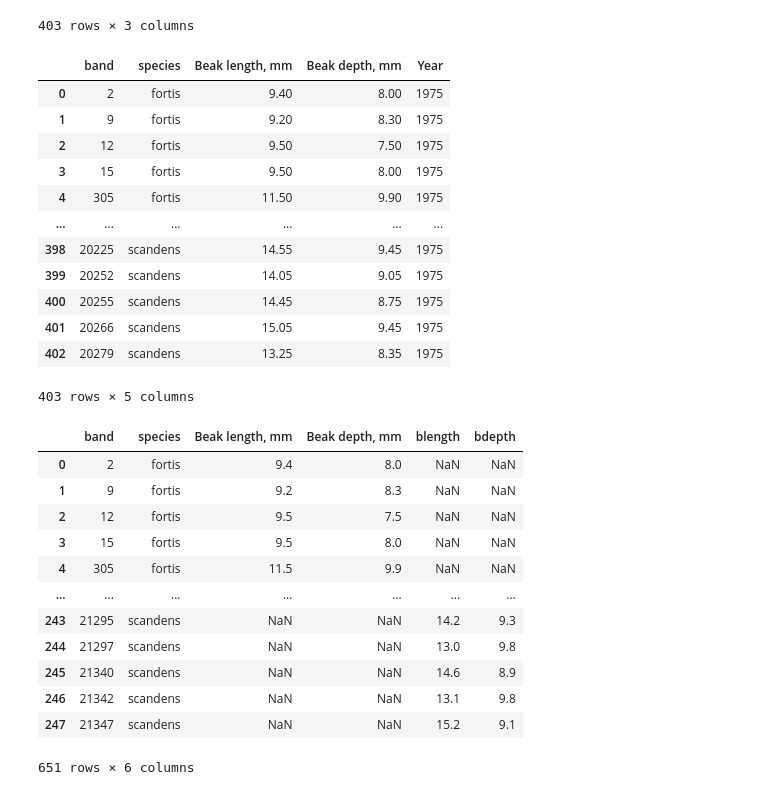
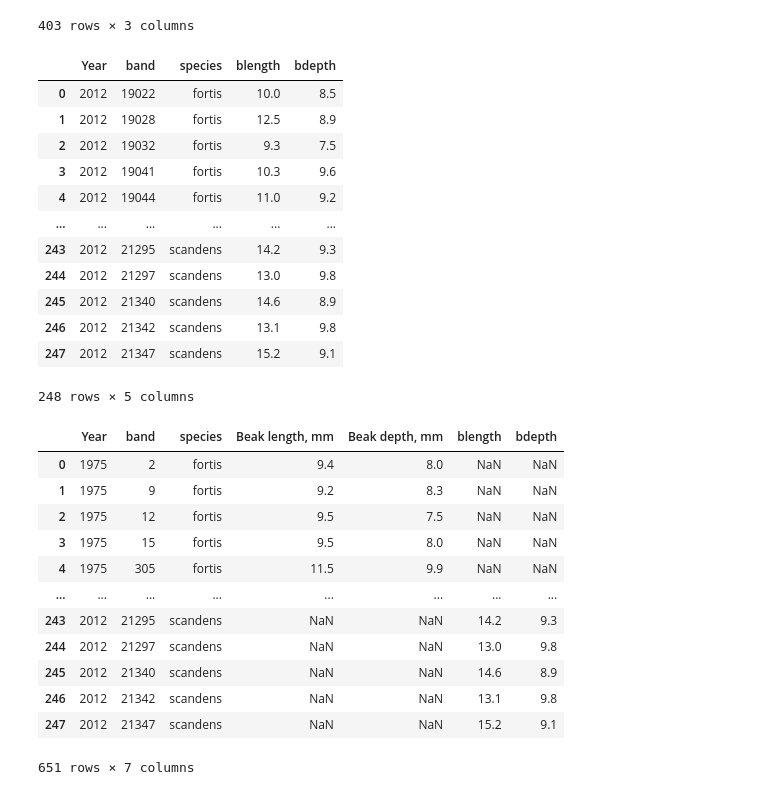
Before and after one commit to iparcina/AlgebraCook, a Jupyter notebook: Znanstveno_Programiranje_DR1.ipynb, the cells around one changed output. Cells and saved outputs as stored; diff of their text form; code cells hidden in the pictures.

```diff
--- a/Znanstveno_Programiranje_DR1.ipynb
+++ b/Znanstveno_Programiranje_DR1.ipynb
@@ -58,42 +58,43 @@ data_1975.drop(columns=["band"])
 | 402 | scandens | 13.25 | 8.35 |
 403 rows × 3 columns
 # %%
-data_1975["Year"] = "1975"
+
+data_1975.insert(0, 'Year', '1975')
 data_1975
-#data_2012["Year"] = "2012"
-#data_2012
+data_2012.insert(0, 'Year', '2012')
+data_2012
 # %% [output]
-|  | band | species | Beak length, mm | Beak depth, mm | Year |
-| 0 | 2 | fortis | 9.40 | 8.00 | 1975 |
-| 1 | 9 | fortis | 9.20 | 8.30 | 1975 |
-| 2 | 12 | fortis | 9.50 | 7.50 | 1975 |
-| 3 | 15 | fortis | 9.50 | 8.00 | 1975 |
-| 4 | 305 | fortis | 11.50 | 9.90 | 1975 |
+|  | Year | band | species | blength | bdepth |
+| 0 | 2012 | 19022 | fortis | 10.0 | 8.5 |
+| 1 | 2012 | 19028 | fortis | 12.5 | 8.9 |
+| 2 | 2012 | 19032 | fortis | 9.3 | 7.5 |
+| 3 | 2012 | 19041 | fortis | 10.3 | 9.6 |
+| 4 | 2012 | 19044 | fortis | 11.0 | 9.2 |
 | ... | ... | ... | ... | ... | ... |
-| 398 | 20225 | scandens | 14.55 | 9.45 | 1975 |
-| 399 | 20252 | scandens | 14.05 | 9.05 | 1975 |
-| 400 | 20255 | scandens | 14.45 | 8.75 | 1975 |
-| 401 | 20266 | scandens | 15.05 | 9.45 | 1975 |
-| 402 | 20279 | scandens | 13.25 | 8.35 | 1975 |
+| 243 | 2012 | 21295 | scandens | 14.2 | 9.3 |
+| 244 | 2012 | 21297 | scandens | 13.0 | 9.8 |
+| 245 | 2012 | 21340 | scandens | 14.6 | 8.9 |
+| 246 | 2012 | 21342 | scandens | 13.1 | 9.8 |
+| 247 | 2012 | 21347 | scandens | 15.2 | 9.1 |
-403 rows × 5 columns
+248 rows × 5 columns
 # %%
 podaci = [data_1975,data_2012]
 Data_merged = pd.concat(podaci)
 Data_merged
 # %% [output]
-|  | band | species | Beak length, mm | Beak depth, mm | blength | bdepth |
-| 0 | 2 | fortis | 9.4 | 8.0 | NaN | NaN |
-| 1 | 9 | fortis | 9.2 | 8.3 | NaN | NaN |
-| 2 | 12 | fortis | 9.5 | 7.5 | NaN | NaN |
-| 3 | 15 | fortis | 9.5 | 8.0 | NaN | NaN |
-| 4 | 305 | fortis | 11.5 | 9.9 | NaN | NaN |
-| ... | ... | ... | ... | ... | ... | ... |
-| 243 | 21295 | scandens | NaN | NaN | 14.2 | 9.3 |
-| 244 | 21297 | scandens | NaN | NaN | 13.0 | 9.8 |
-| 245 | 21340 | scandens | NaN | NaN | 14.6 | 8.9 |
-| 246 | 21342 | scandens | NaN | NaN | 13.1 | 9.8 |
-| 247 | 21347 | scandens | NaN | NaN | 15.2 | 9.1 |
+|  | Year | band | species | Beak length, mm | Beak depth, mm | blength | bdepth |
+| 0 | 1975 | 2 | fortis | 9.4 | 8.0 | NaN | NaN |
+| 1 | 1975 | 9 | fortis | 9.2 | 8.3 | NaN | NaN |
+| 2 | 1975 | 12 | fortis | 9.5 | 7.5 | NaN | NaN |
+| 3 | 1975 | 15 | fortis | 9.5 | 8.0 | NaN | NaN |
+| 4 | 1975 | 305 | fortis | 11.5 | 9.9 | NaN | NaN |
+| ... | ... | ... | ... | ... | ... | ... | ... |
+| 243 | 2012 | 21295 | scandens | NaN | NaN | 14.2 | 9.3 |
+| 244 | 2012 | 21297 | scandens | NaN | NaN | 13.0 | 9.8 |
+| 245 | 2012 | 21340 | scandens | NaN | NaN | 14.6 | 8.9 |
+| 246 | 2012 | 21342 | scandens | NaN | NaN | 13.1 | 9.8 |
+| 247 | 2012 | 21347 | scandens | NaN | NaN | 15.2 | 9.1 |
-651 rows × 6 columns
+651 rows × 7 columns
 # %%
 Data_merged.rename(columns = {'Beak length, mm': 'blength1'}, inplace = True)
 Data_merged.rename(columns = {'Beak depth, mm': 'bdepth1'}, inplace = True)
```
Also changed, not shown: parts of 9 cells of this notebook.
